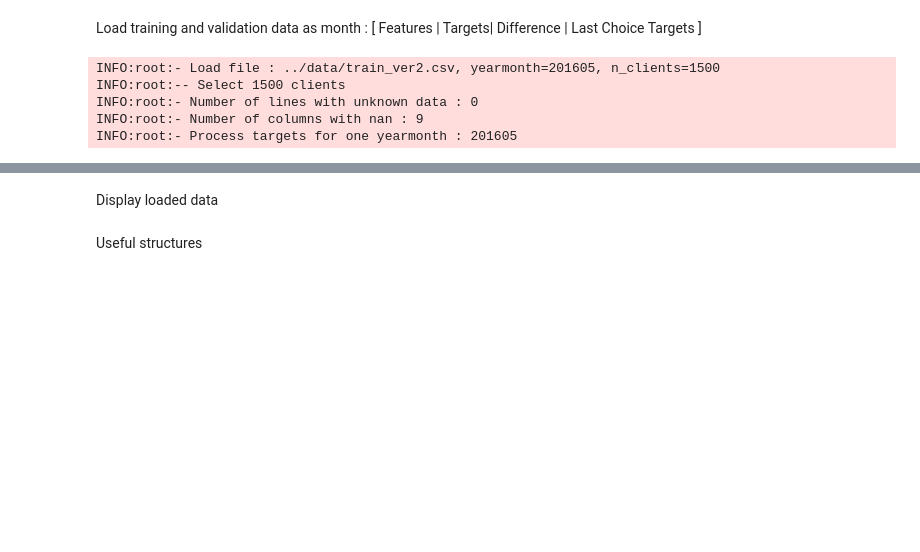
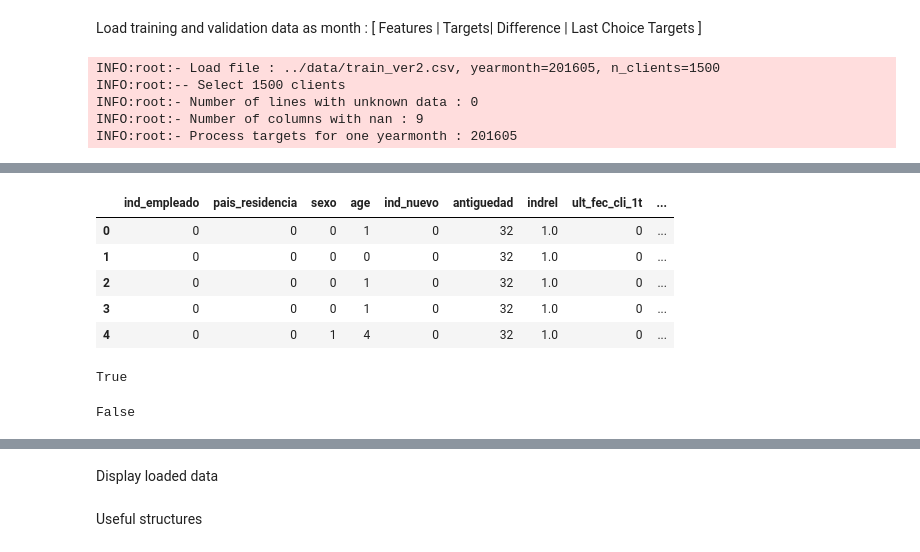
Before and after one commit to vfdev-5/SPR, a Jupyter notebook: trees/trees_and_NN_predictions_CV_2.ipynb, the cells around one changed output, grey strips where cells are left out. Saved outputs shown, nothing was run; the diff lists cells and outputs as text; code cells hidden in the pictures; blank space fills up the shorter version.

```diff
--- a/trees/trees_and_NN_predictions_CV_2.ipynb
+++ b/trees/trees_and_NN_predictions_CV_2.ipynb
@@ -67,0 +291,9 @@ KeyError: "['targets_logdec' u'targets_logdec_g_0' u'targets_logdec_g_1'\n u'tar
+# %%
+X_ym[FEATURES_NAMES].head()
+# %% [output]
+|  | ind_empleado | pais_residencia | sexo | age | ind_nuevo | antiguedad | indrel | ult_fec_cli_1t | ... |
+| 0 | 0 | 0 | 0 | 1 | 0 | 32 | 1.0 | 0 | ... |
+| 1 | 0 | 0 | 0 | 0 | 0 | 32 | 1.0 | 0 | ... |
+| 2 | 0 | 0 | 0 | 1 | 0 | 32 | 1.0 | 0 | ... |
+| 3 | 0 | 0 | 0 | 1 | 0 | 32 | 1.0 | 0 | ... |
+| 4 | 0 | 0 | 1 | 4 | 0 | 32 | 1.0 | 0 | ... |
@@ -67,0 +302,8 @@ KeyError: "['targets_logdec' u'targets_logdec_g_0' u'targets_logdec_g_1'\n u'tar
+# %%
+'0_0_0_1_0_32_1_0_0_0_0_0_0_29_0_4_0_11_2' in x_ym_features_str
+# %% [output]
+True
+# %%
+'0_0_0_13_0_114_1_0_0_0_0_0_0_0_0_0_0_6_0' in x_ym_features_str
+# %% [output]
+False
```
Also changed, not shown: parts of 31 cells of this notebook, 3 other files.
